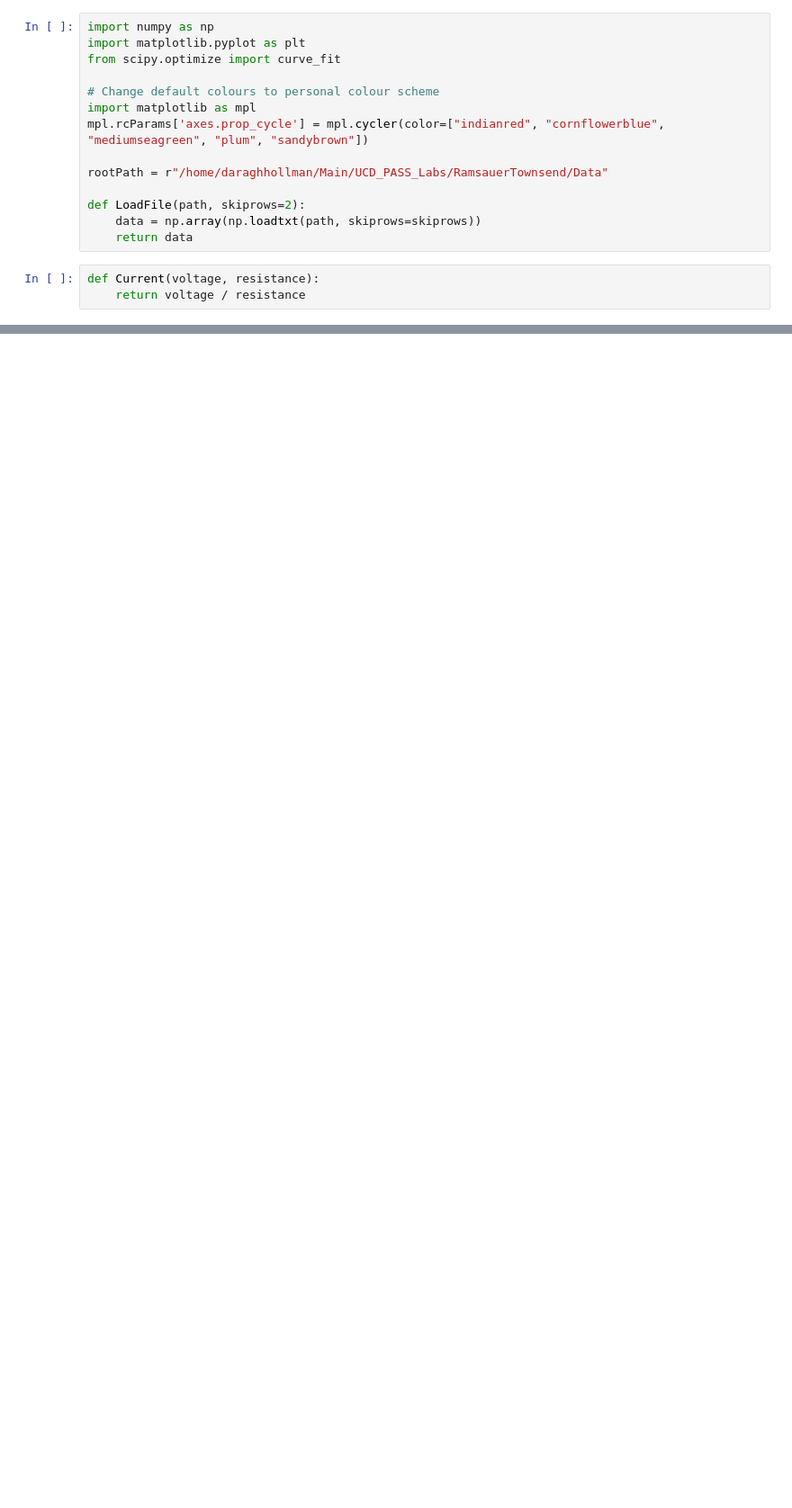
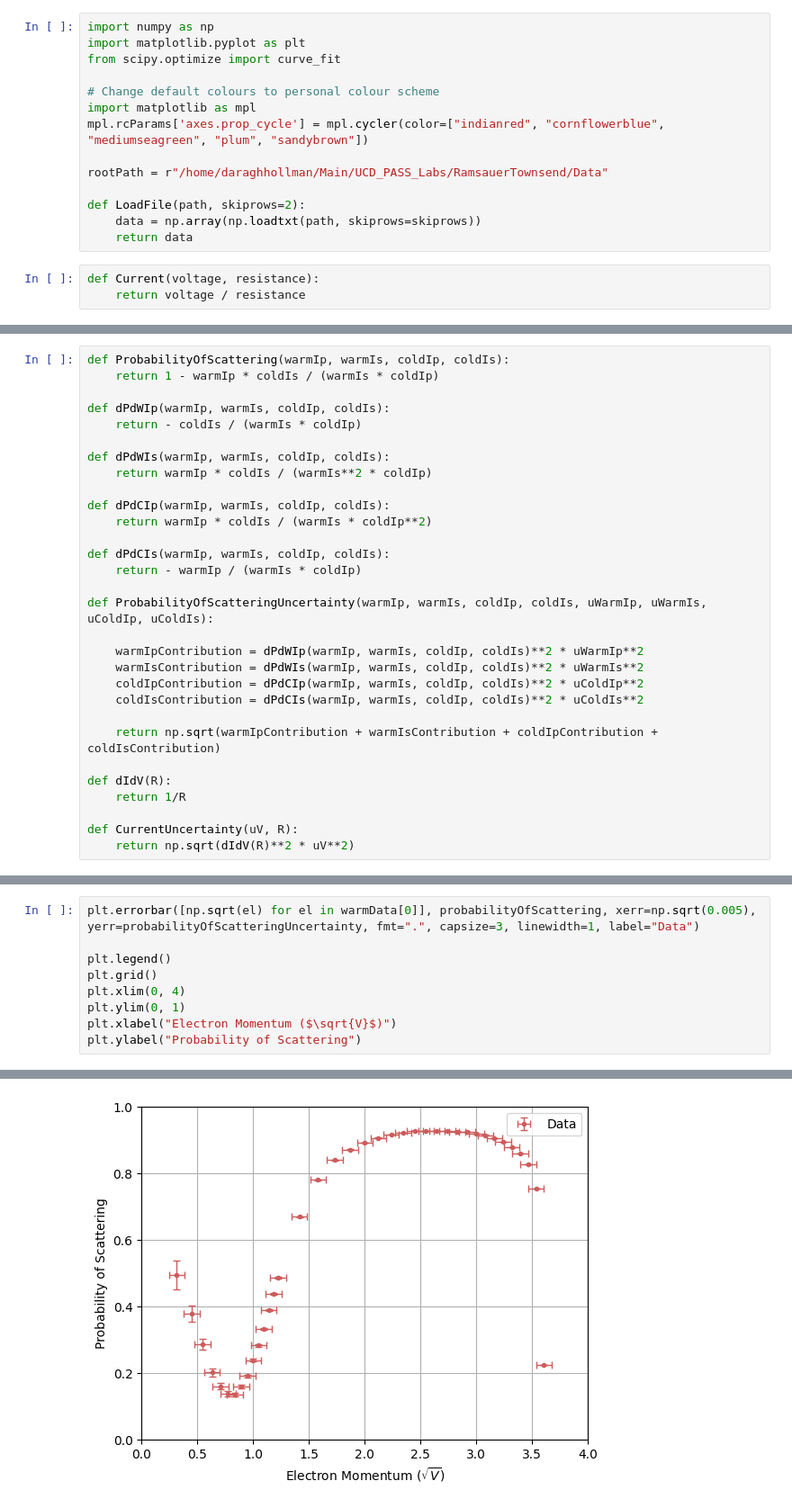
Before and after one commit to daraghhollman/UCD_PASS_Labs, a Jupyter notebook: RamsauerTownsend/Python/ramsauer.ipynb, the cells around one changed output, grey strips where cells are left out. Shown at 90% size. Cells and saved outputs as stored; diff of their text form; blank space fills up the shorter version.

```diff
--- a/RamsauerTownsend/Python/ramsauer.ipynb
+++ b/RamsauerTownsend/Python/ramsauer.ipynb
@@ -43,0 +46,30 @@ plt.ylim(0, 2e-6)
+# %%
+def ProbabilityOfScattering(warmIp, warmIs, coldIp, coldIs):
+    return 1 - warmIp * coldIs / (warmIs * coldIp)
+
+def dPdWIp(warmIp, warmIs, coldIp, coldIs):
+    return - coldIs / (warmIs * coldIp)
+
+def dPdWIs(warmIp, warmIs, coldIp, coldIs):
+    return warmIp * coldIs / (warmIs**2 * coldIp)
+
+def dPdCIp(warmIp, warmIs, coldIp, coldIs):
+    return warmIp * coldIs / (warmIs * coldIp**2)
+
+def dPdCIs(warmIp, warmIs, coldIp, coldIs):
+    return - warmIp / (warmIs * coldIp)
+
+def ProbabilityOfScatteringUncertainty(warmIp, warmIs, coldIp, coldIs, uWarmIp, uWarmIs, uColdIp, uColdIs):
+
+    warmIpContribution = dPdWIp(warmIp, warmIs, coldIp, coldIs)**2 * uWarmIp**2
+    warmIsContribution = dPdWIs(warmIp, warmIs, coldIp, coldIs)**2 * uWarmIs**2
+    coldIpContribution = dPdCIp(warmIp, warmIs, coldIp, coldIs)**2 * uColdIp**2
+    coldIsContribution = dPdCIs(warmIp, warmIs, coldIp, coldIs)**2 * uColdIs**2
+
+    return np.sqrt(warmIpContribution + warmIsContribution + coldIpContribution + coldIsContribution)
+
+def dIdV(R):
+    return 1/R
+
+def CurrentUncertainty(uV, R):
+    return np.sqrt(dIdV(R)**2 * uV**2)
@@ -43,0 +130,10 @@ plt.ylim(0, 2e-6)
+# %%
+plt.errorbar([np.sqrt(el) for el in warmData[0]], probabilityOfScattering, xerr=np.sqrt(0.005), yerr=probabilityOfScatteringUncertainty, fmt=".", capsize=3, linewidth=1, label="Data")
+
+plt.legend()
+plt.grid()
+plt.xlim(0, 4)
+plt.ylim(0, 1)
+plt.xlabel("Electron Momentum ($\sqrt{V}$)")
+plt.ylabel("Probability of Scattering")
+# %% [output]
@@ -43,0 +141 @@ plt.ylim(0, 2e-6)
+[figure, added]
```
Also changed, not shown: parts of 6 cells of this notebook, 2 other files.
